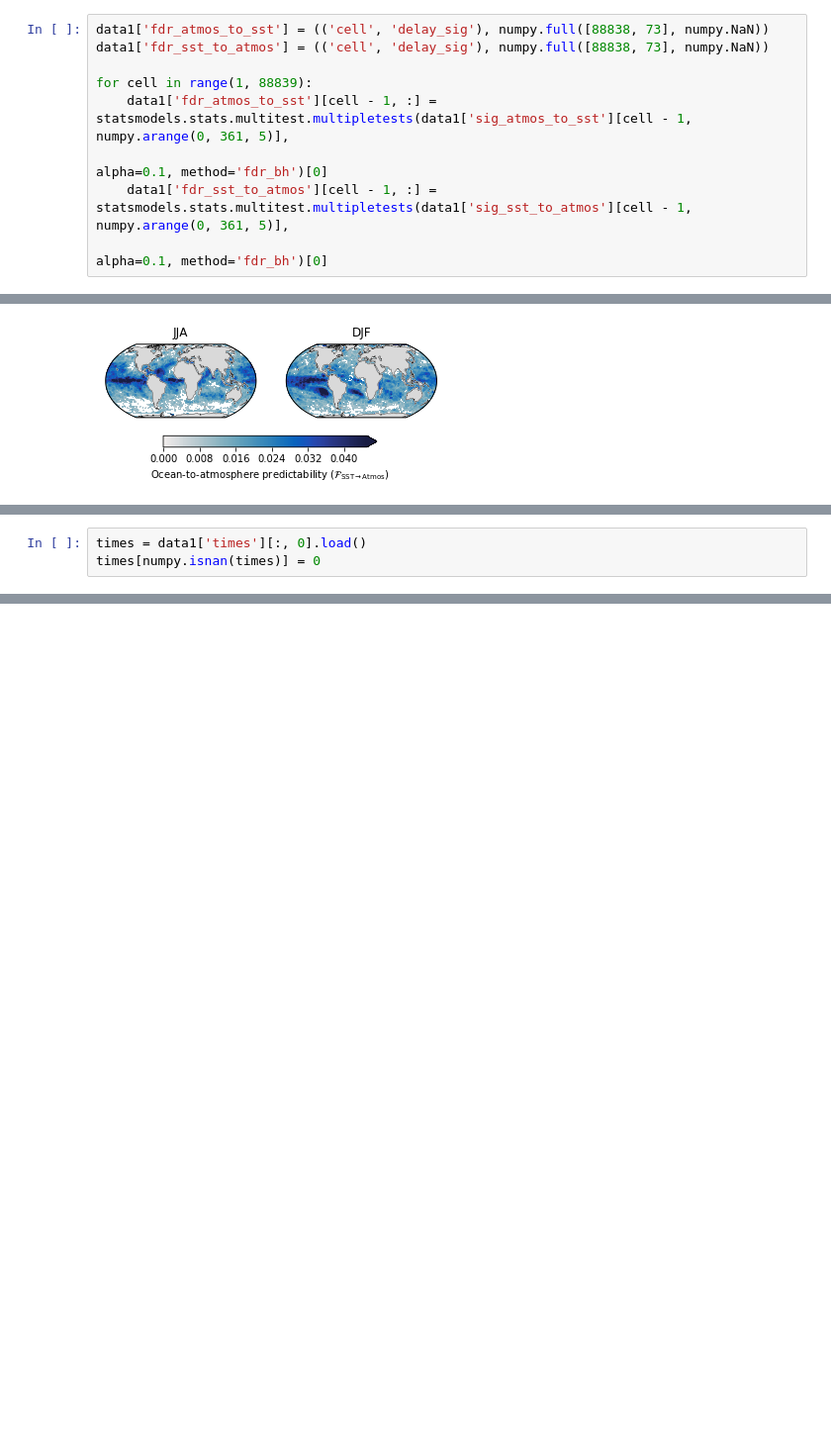
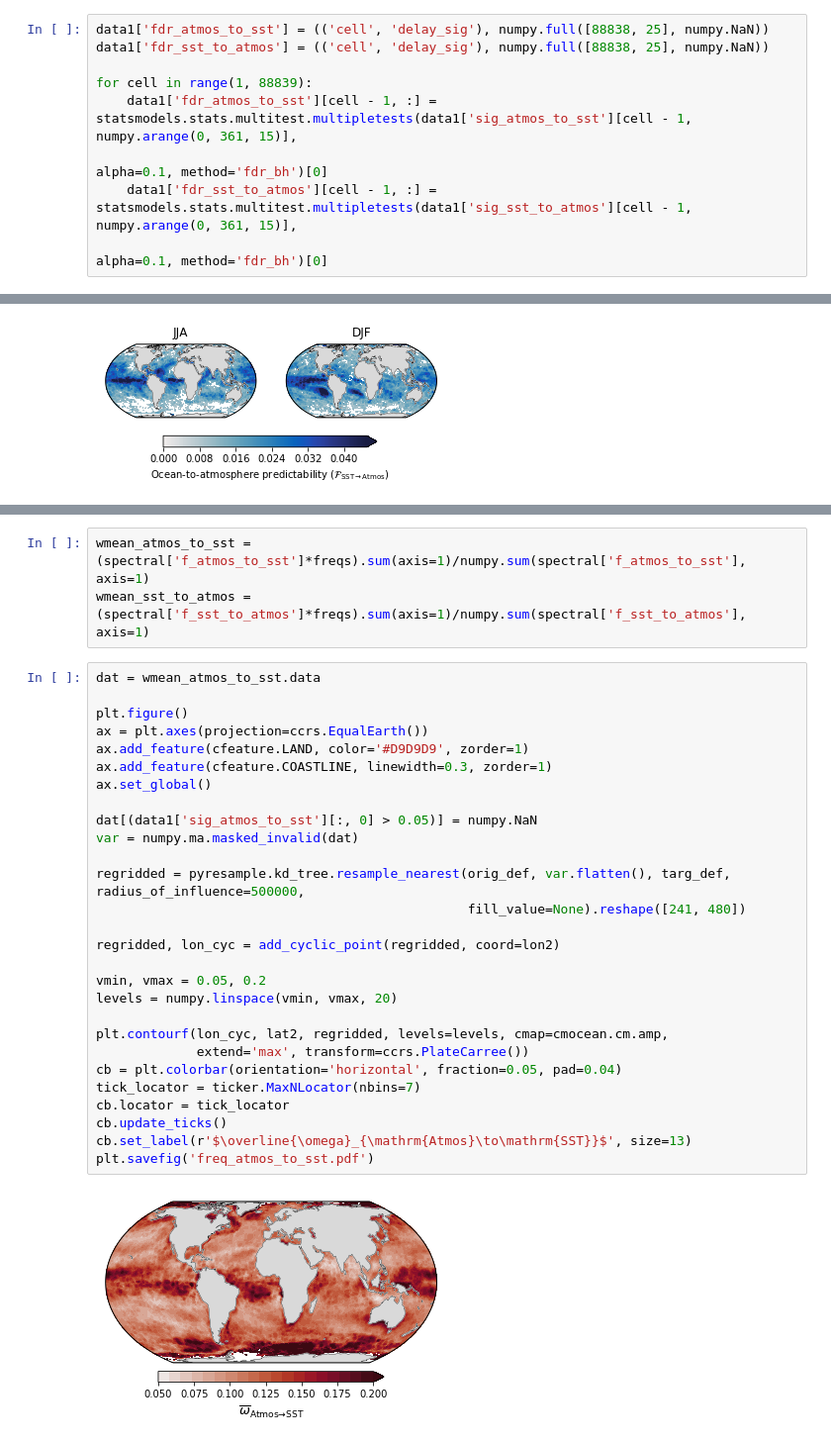
Before and after one commit to eviatarbach/predictability, a Jupyter notebook: Plots_multiple.ipynb, the cells around one changed output, grey strips where cells are left out. Shown at 99% size. Saved outputs shown, nothing was run; the diff lists cells and outputs as text; blank space fills up the shorter version.

Commit message:
Cleaning up plotting codes, adding variance code

```diff
--- a/Plots_multiple.ipynb
+++ b/Plots_multiple.ipynb
@@ -39,9 +39,9 @@ data1 = xarray.open_dataset('data_atmos/data01.nc')
 # %%
-data1['fdr_atmos_to_sst'] = (('cell', 'delay_sig'), numpy.full([88838, 73], numpy.NaN))
-data1['fdr_sst_to_atmos'] = (('cell', 'delay_sig'), numpy.full([88838, 73], numpy.NaN))
+data1['fdr_atmos_to_sst'] = (('cell', 'delay_sig'), numpy.full([88838, 25], numpy.NaN))
+data1['fdr_sst_to_atmos'] = (('cell', 'delay_sig'), numpy.full([88838, 25], numpy.NaN))
 
 for cell in range(1, 88839):
-    data1['fdr_atmos_to_sst'][cell - 1, :] = statsmodels.stats.multitest.multipletests(data1['sig_atmos_to_sst'][cell - 1, numpy.arange(0, 361, 5)],
+    data1['fdr_atmos_to_sst'][cell - 1, :] = statsmodels.stats.multitest.multipletests(data1['sig_atmos_to_sst'][cell - 1, numpy.arange(0, 361, 15)],
                                                                                       alpha=0.1, method='fdr_bh')[0]
-    data1['fdr_sst_to_atmos'][cell - 1, :] = statsmodels.stats.multitest.multipletests(data1['sig_sst_to_atmos'][cell - 1, numpy.arange(0, 361, 5)],
+    data1['fdr_sst_to_atmos'][cell - 1, :] = statsmodels.stats.multitest.multipletests(data1['sig_sst_to_atmos'][cell - 1, numpy.arange(0, 361, 15)],
                                                                                       alpha=0.1, method='fdr_bh')[0]
@@ -1623,3 +394,0 @@ left[100]
-# %%
-times = data1['times'][:, 0].load()
-times[numpy.isnan(times)] = 0
@@ -2071,0 +409,33 @@ array([         inf, 600.        , 300.        , 200.        ,
+# %%
+wmean_atmos_to_sst = (spectral['f_atmos_to_sst']*freqs).sum(axis=1)/numpy.sum(spectral['f_atmos_to_sst'], axis=1)
+wmean_sst_to_atmos = (spectral['f_sst_to_atmos']*freqs).sum(axis=1)/numpy.sum(spectral['f_sst_to_atmos'], axis=1)
+# %%
+dat = wmean_atmos_to_sst.data
+
+plt.figure()
+ax = plt.axes(projection=ccrs.EqualEarth())
+ax.add_feature(cfeature.LAND, color='#D9D9D9', zorder=1)
+ax.add_feature(cfeature.COASTLINE, linewidth=0.3, zorder=1)
+ax.set_global()
+
+dat[(data1['sig_atmos_to_sst'][:, 0] > 0.05)] = numpy.NaN
+var = numpy.ma.masked_invalid(dat)
+
+regridded = pyresample.kd_tree.resample_nearest(orig_def, var.flatten(), targ_def, radius_of_influence=500000,
+                                                fill_value=None).reshape([241, 480])
+
+regridded, lon_cyc = add_cyclic_point(regridded, coord=lon2)
+
+vmin, vmax = 0.05, 0.2
+levels = numpy.linspace(vmin, vmax, 20)
+
+plt.contourf(lon_cyc, lat2, regridded, levels=levels, cmap=cmocean.cm.amp,
+             extend='max', transform=ccrs.PlateCarree())
+cb = plt.colorbar(orientation='horizontal', fraction=0.05, pad=0.04)
+tick_locator = ticker.MaxNLocator(nbins=7)
+cb.locator = tick_locator
+cb.update_ticks()
+cb.set_label(r'$\overline{\omega}_{\mathrm{Atmos}\to\mathrm{SST}}$', size=13)
+plt.savefig('freq_atmos_to_sst.pdf')
+# %% [output]
+[figure, added]
```
Also changed, not shown: parts of 178 cells of this notebook, 1 other file.
